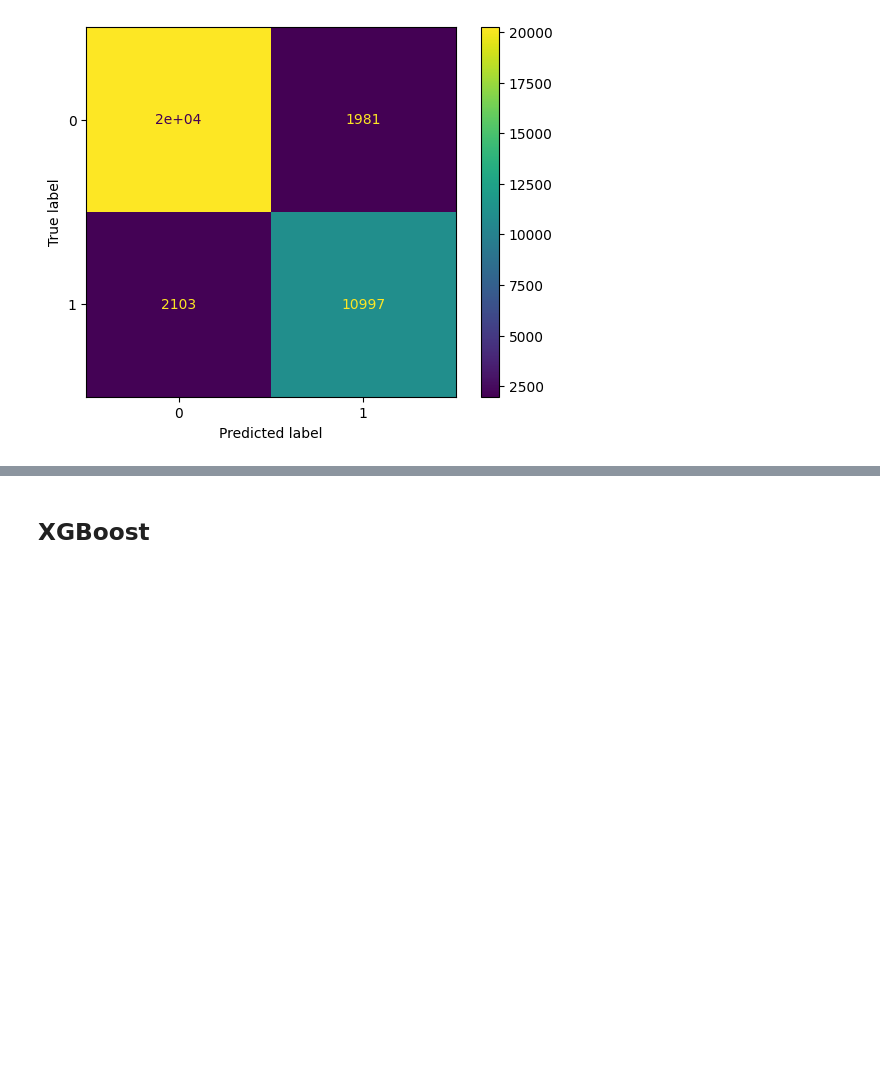
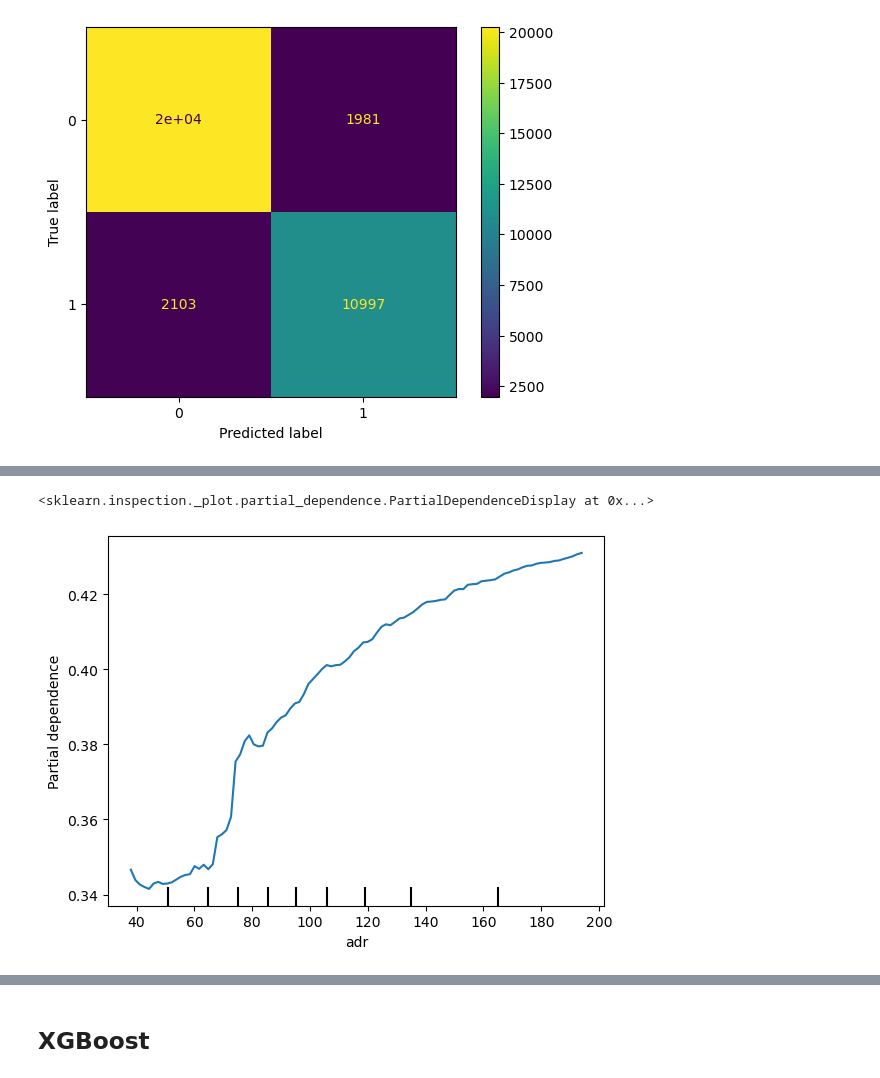
Before and after one commit to autoastt/BC2407, a Jupyter notebook: Model.ipynb, the cells around one changed output, grey strips where cells are left out. Cells and saved outputs as stored; diff of their text form; code cells hidden in the pictures; blank space fills up the shorter version.

```diff
--- a/Model.ipynb
+++ b/Model.ipynb
@@ -66,0 +74,5 @@ plt.show()
+# %%
+PartialDependenceDisplay.from_estimator(rf, X_test, ['adr'])
+# %% [output]
+<sklearn.inspection._plot.partial_dependence.PartialDependenceDisplay at 0x...>
+[figure, added]
```
Also changed, not shown: parts of 13 cells of this notebook, 1 other file.
